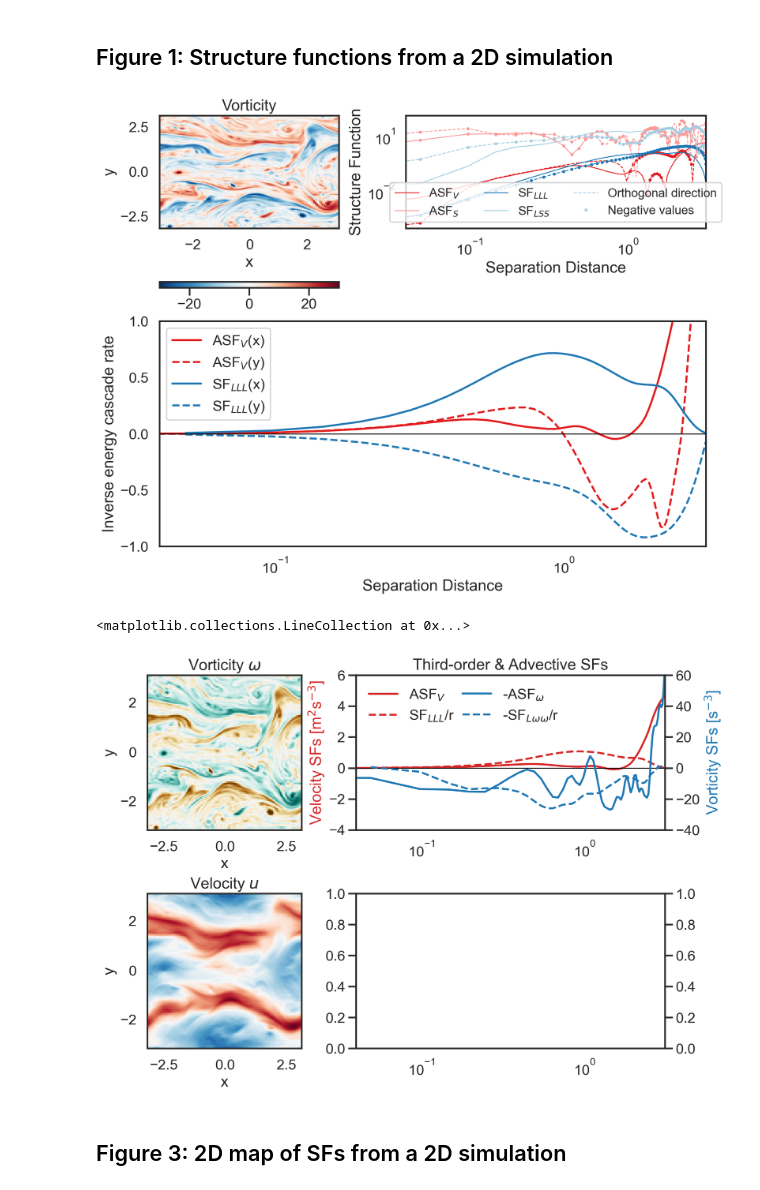
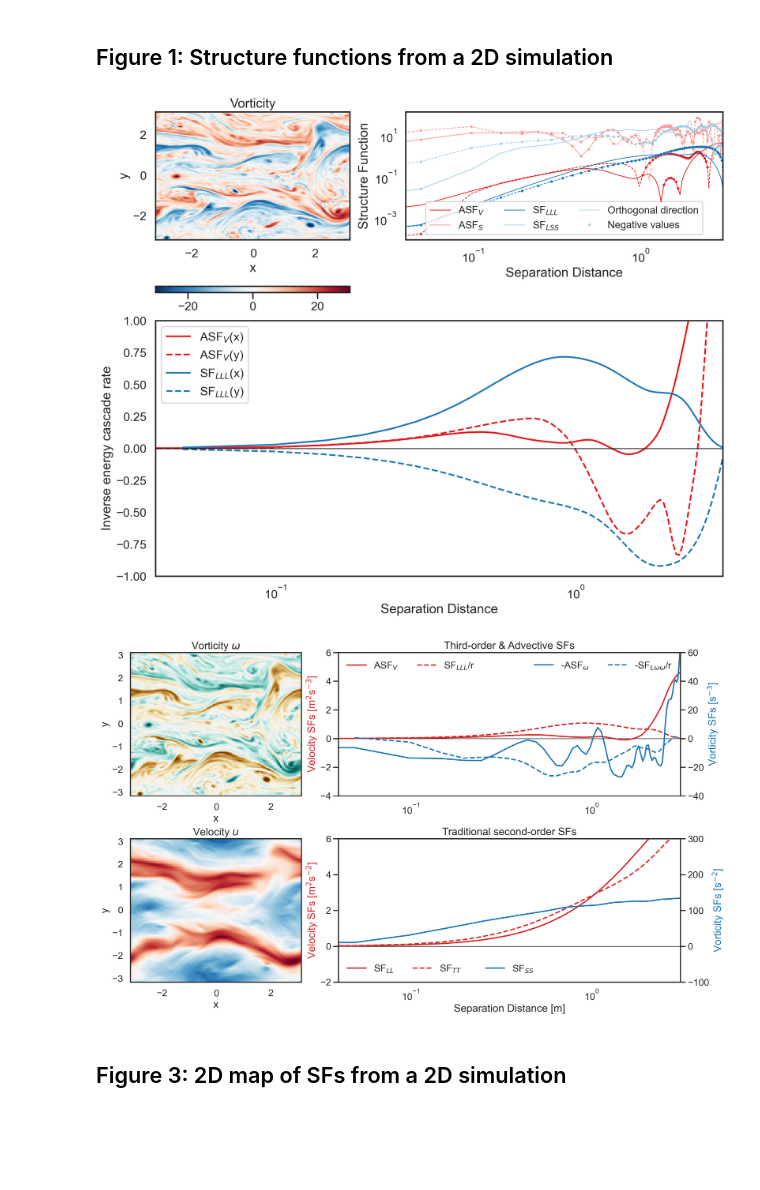
Before and after one commit to cassidymwagner/fluidsf, a Jupyter notebook: paper/analysis_code/figures.ipynb, the cells around one changed output. Drawn from its saved outputs; the diff is of its cells as text; code cells hidden in the pictures; blank space fills up the shorter version.

```diff
--- a/paper/analysis_code/figures.ipynb
+++ b/paper/analysis_code/figures.ipynb
@@ -34,7 +32,7 @@ q = snapshots["q"]["20050"][0]
 import fluidsf
 
 sf = fluidsf.generate_structure_functions(
-    u=u, v=v, x=x, y=y, scalar=q, sf_type=["ASF_V", "ASF_S", "LLL", "LSS"]
+    u=u, v=v, x=x, y=y, scalar=q, sf_type=["ASF_V", "ASF_S", "LLL", "LSS", "TT", "SS", "LL"]
 )
 # %%
 import matplotlib.pyplot as plt
@@ -189,11 +187,11 @@ ax3.set_ylim(-1,1)
 ax3.set_xlim(sf["x-diffs"].min(), sf["x-diffs"].max())
 ax3.legend();
 # %% [output]
-[figure, old version]
+[figure, new version]
 # %%
 colors = plt.cm.Paired(np.linspace(0, 1, 12))
 
-fig = plt.figure(layout="constrained", figsize=(10,7))
+fig = plt.figure(layout="constrained", figsize=(15,9))
 
 gs = GridSpec(2,3, figure=fig)
 ax1 = fig.add_subplot(gs[0, 0])
@@ -210,48 +208,56 @@ ax1.set_ylabel("y")
 ax1.set_title("Vorticity $\omega$")
 
 u_map = ax2.pcolormesh(x, y, u, cmap="RdBu_r", vmin=-5, vmax=5)
 
 ax2.set_xlabel("x")
 ax2.set_ylabel("y")
 ax2.set_title("Velocity $u$")
 
 ax3.semilogx(
     sf["x-diffs"], sf["SF_advection_velocity_x"], label="ASF$_V$", color='tab:red',
 )
 
 ax3right.semilogx(
     sf["x-diffs"], sf["SF_advection_scalar_x"], label="-ASF$_{\omega}$", color='tab:blue',
 )
 
 ax3.semilogx(sf["x-diffs"], sf["SF_LLL_x"]/sf["x-diffs"], label="SF$_{LLL}$/r", color='tab:red', linestyle="dashed")
 
 
 ax3right.semilogx(sf["x-diffs"], -sf["SF_LSS_x"]/sf["x-diffs"], label="-SF$_{L\omega\omega}$/r", color='tab:blue', linestyle="dashed")
 
-
+ax3.hlines(0, sf["x-diffs"].min(), sf["x-diffs"].max(), lw=1, color="black",zorder=0)
 ax3.set_ylabel("Velocity SFs [m$^2$s$^{-3}$]", color='tab:red')
-ax3.legend(ncol=1, loc="upper left",frameon=False)
+ax3.legend(ncol=2, loc="upper left",frameon=False)
 ax3.set_xlim(sf["x-diffs"].min(), sf["x-diffs"].max())
 ax3.set_ylim(-4,6)
 ax3.set_title('Third-order & Advective SFs')
 ax3right.set_ylim(-4*10,6*10)
 ax3right.set_ylabel("Vorticity SFs [s$^{-3}$]", color='tab:blue')
-ax3right.legend(ncol=1, loc="upper center",frameon=False)
+ax3right.legend(ncol=2, loc="upper right",frameon=False)
 
+ax4.semilogx(
+    sf["x-diffs"], sf["SF_LL_x"], label="SF$_{LL}$", color='tab:red',
+)
+ax4right.semilogx(
+    sf["x-diffs"], sf["SF_SS_x"], label="SF$_{SS}$", color='tab:blue',
+)
+ax4.semilogx(sf["x-diffs"], sf["SF_TT_x"], label="SF$_{TT}$", color='tab:red', linestyle="dashed")
+ax4.hlines(0, sf["x-diffs"].min(), sf["x-diffs"].max(), lw=1, color="black",zorder=0)
 
-# ax3.semilogx(sf["x-diffs"], sf["SF_advection_velocity_x"]/2, color=colors[5], label="ASF$_V$(x)")
-# ax3.semilogx(sf["y-diffs"], sf["SF_advection_velocity_y"]/2, color=colors[5], linestyle="dashed", label="ASF$_V$(y)")
-# ax3.semilogx(sf["x-diffs"], 2 * sf["SF_LLL_x"] / (3*sf["x-diffs"]), color=colors[1], label="SF$_{LLL}$(x)")
-# ax3.semilogx(sf["y-diffs"], 2 * sf["SF_LLL_y"] / (3*sf["y-diffs"]), color=colors[1], linestyle="dashed", label="SF$_{LLL}$(y)")
-ax3.hlines(0, sf["x-diffs"].min(), sf["x-diffs"].max(), lw=1, color="black")
-# ax3.set_xlabel("Separation Distance")
-# ax3.set_ylabel("Inverse energy cascade rate")
-# ax3.set_ylim(-1,1)
-# ax3.set_xlim(sf["x-diffs"].min(), sf["x-diffs"].max())
-# ax3.legend();
+ax4.set_ylabel("Velocity SFs [m$^2$s$^{-2}$]", color='tab:red')
+ax4.legend(ncol=2, loc="lower left",frameon=False)
+ax4.set_xlim(sf["x-diffs"].min(), sf["x-diffs"].max())
+ax4.set_ylim(-2,6)
+ax4.set_title('Traditional second-order SFs')
+ax4right.set_ylim(-2*50,6*50)
+ax4right.set_ylabel("Vorticity SFs [s$^{-2}$]", color='tab:blue')
+ax4right.legend(ncol=1, loc="lower center",frameon=False)
+ax4.set_xlabel("Separation Distance [m]")
+
+plt.savefig('../figs/fig1.png',dpi=300,bbox_inches='tight')
 # %% [output]
-<matplotlib.collections.LineCollection at 0x...>
-[figure, old version]
+[figure, new version]
 # %% [markdown]
 ## Figure 3: 2D map of SFs from a 2D simulation
 # %%
```
Also changed, not shown: parts of 5 cells of this notebook.
